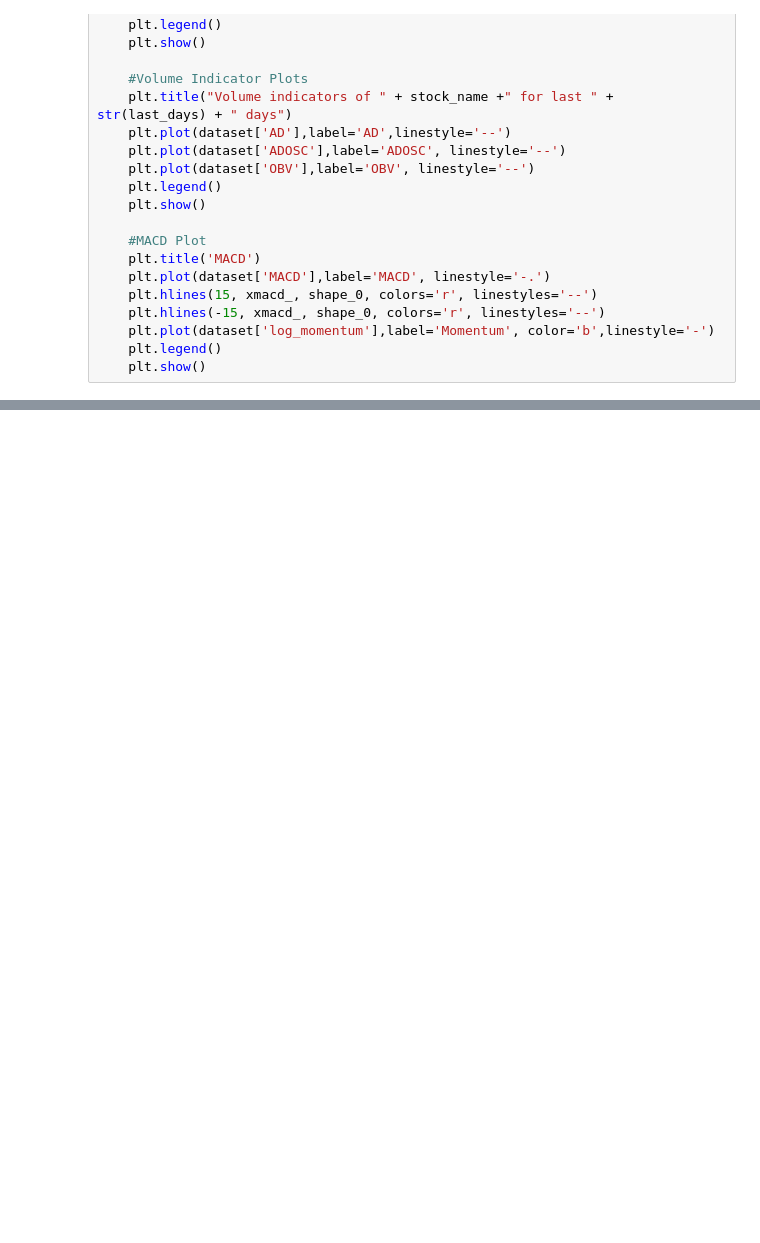
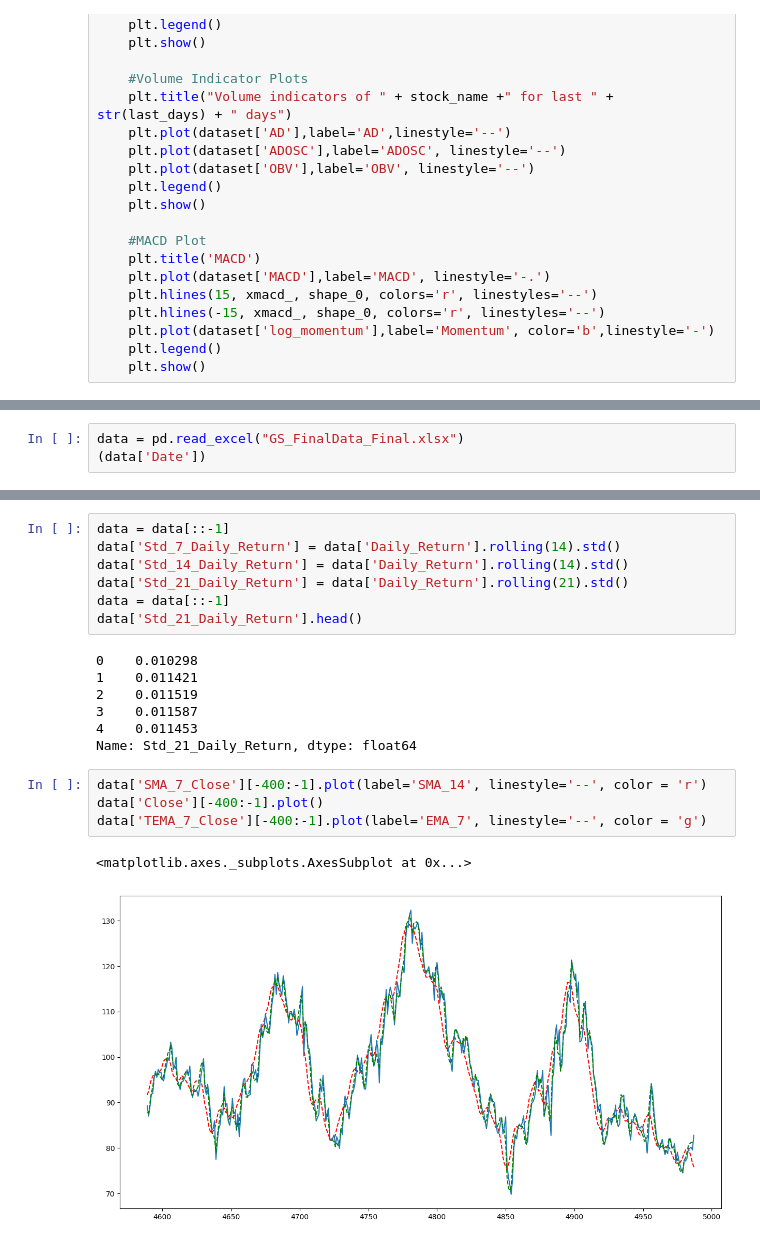
Before and after one commit to abhishekprog0/EventPrediction_DeepLearning, a Jupyter notebook: EarningPrediction_SingleStock.ipynb, the cells around one changed output, grey strips where cells are left out. Drawn from its saved outputs; the diff is of its cells as text; blank space fills up the shorter version.

```diff
--- a/EarningPrediction_SingleStock.ipynb
+++ b/EarningPrediction_SingleStock.ipynb
@@ -283,0 +549,3 @@ plot_technical_indicators(stock, 500)
+# %%
+data = pd.read_excel("GS_FinalData_Final.xlsx")
+(data['Date'])
@@ -283,0 +580,21 @@ plot_technical_indicators(stock, 500)
+# %%
+data = data[::-1]
+data['Std_7_Daily_Return'] = data['Daily_Return'].rolling(14).std()
+data['Std_14_Daily_Return'] = data['Daily_Return'].rolling(14).std()
+data['Std_21_Daily_Return'] = data['Daily_Return'].rolling(21).std()
+data = data[::-1]
+data['Std_21_Daily_Return'].head()
+# %% [output]
+0    0.010298
+1    0.011421
+2    0.011519
+3    0.011587
+4    0.011453
+Name: Std_21_Daily_Return, dtype: float64
+# %%
+data['SMA_7_Close'][-400:-1].plot(label='SMA_14', linestyle='--', color = 'r')
+data['Close'][-400:-1].plot()
+data['TEMA_7_Close'][-400:-1].plot(label='EMA_7', linestyle='--', color = 'g')
+# %% [output]
+<matplotlib.axes._subplots.AxesSubplot at 0x...>
+[figure, added]
```
Also changed, not shown: parts of 38 cells of this notebook.
